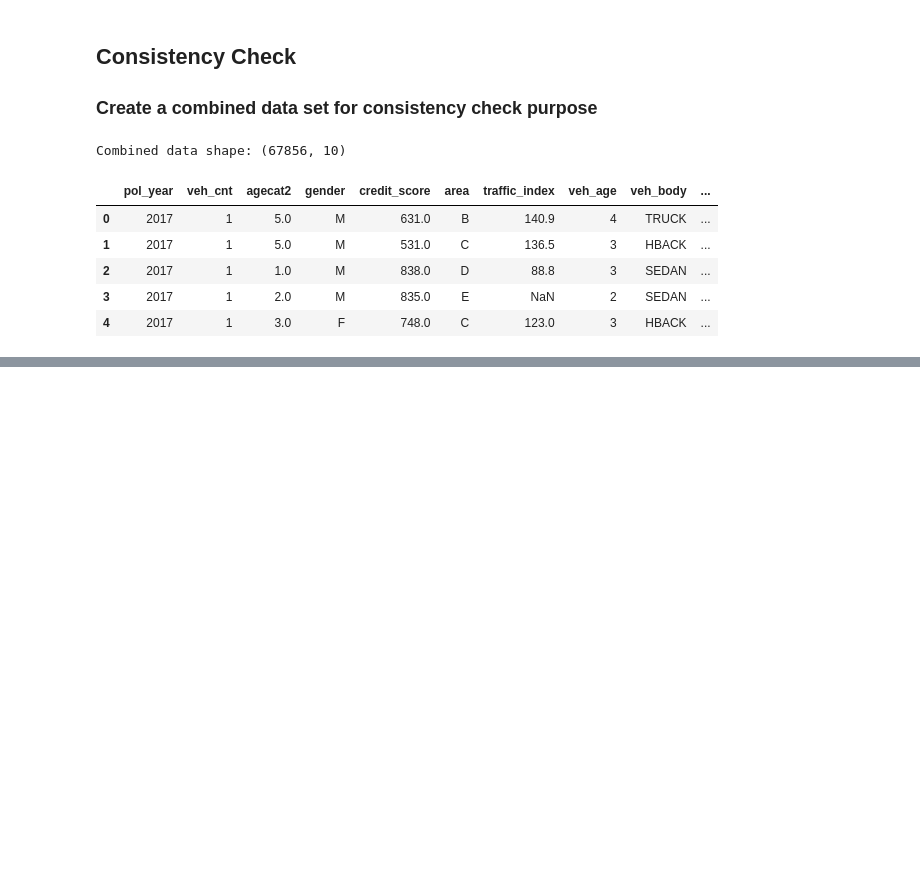
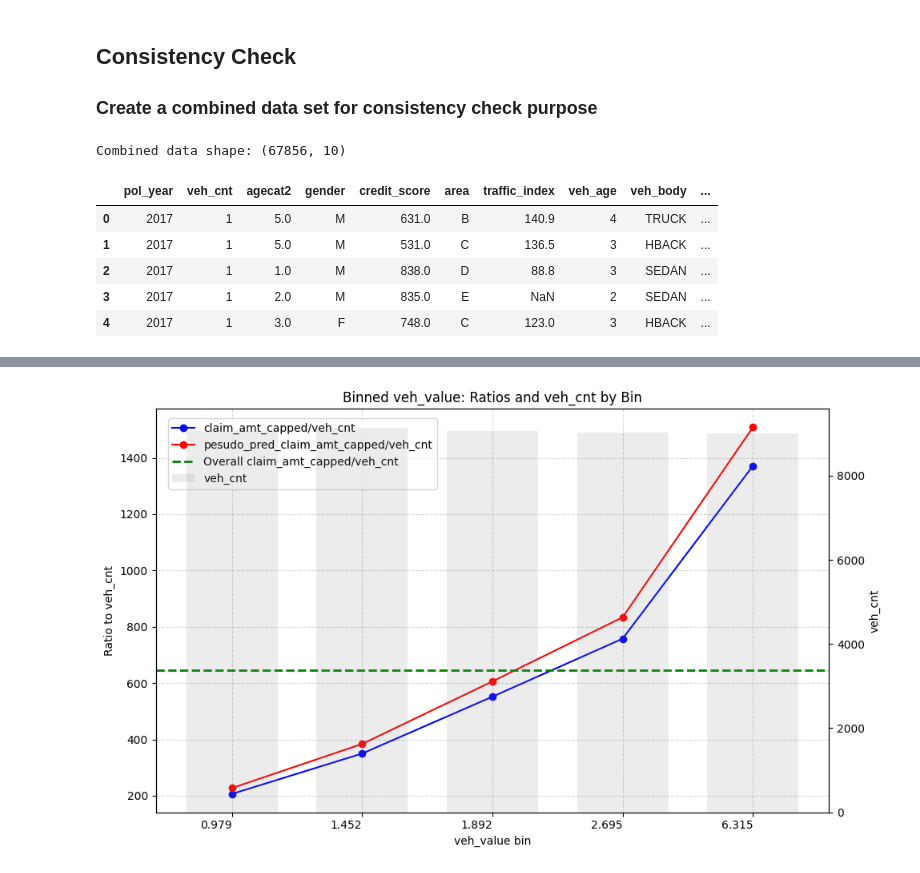
Before and after one commit to mengjin67/data_science_bootcamp_lecture_1, a Jupyter notebook: analysis_pipeline/data_exploration.ipynb, the cells around one changed output, grey strips where cells are left out. Saved outputs shown, nothing was run; the diff lists cells and outputs as text; code cells hidden in the pictures; blank space fills up the shorter version.

Commit message:
Start adding predictiveness via predict vs actual plot to the project

```diff
--- a/analysis_pipeline/data_exploration.ipynb
+++ b/analysis_pipeline/data_exploration.ipynb
@@ -208,0 +211,9 @@ Combined capped loss ratio: 0.890
+# %%
+# Add a 'fold' column with random assignment of 1,2,3,4 to each row, using a fixed random seed
+np.random.seed(42)  # Fix the random seed for reproducibility
+model_data['fold'] = np.random.choice([1, 2, 3, 4], size=len(model_data))
+rich.print(model_data['fold'].value_counts())
+
+# Create a 'sample' column based on the 'fold' column
+model_data['sample'] = np.where(model_data['fold'].isin([1,2,3]), '1|bld', '2|val')
+rich.print(model_data['sample'].value_counts())
@@ -245,0 +294,23 @@ ccl.plot_all()
+# %%
+# Example: multiply by 1.1 and add normal noise with mean 0 and std 100
+model_data['pesudo_pred_claim_amt_capped'] = (
+    model_data['claim_amt_capped'] * 1.1 +
+    np.random.normal(loc=0, scale=100, size=len(model_data))
+)
+# %%
+data = model_data.loc[model_data['sample'] == '1|bld']
+pred_var = 'veh_value'
+exp_var = 'veh_cnt'
+var_1 = 'claim_amt_capped'
+var_2 = 'pesudo_pred_claim_amt_capped'
+
+from analysis_tool_chest.data_exploration import ConsistencyCheck
+
+pc = ConsistencyCheck(
+    data = data,
+    pred_var =  'veh_value',
+    exp_var = 'veh_cnt'
+)
+
+pc.binning()
+binned_data = pc.binned_data
@@ -245,0 +390,7 @@ ccl.plot_all()
+# %%
+# Example usage:
+# var_1 = 'claim_amt_capped'
+# var_2 = 'pesudo_pred_claim_amt_capped' (optional)
+# exp_var = 'veh_cnt'
+agg_df = aggregate(df=binned_data, var_1=var_1, exp_var=exp_var, var_2=var_2, pred_var=pred_var)
+agg_df
@@ -245,0 +483,6 @@ ccl.plot_all()
+# %%
+# Example usage of plot_agg_df
+# Assume you have already created agg_df using the aggregate() function, and defined pred_var, exp_var, var_1, var_2
+plot_agg_df(agg_df, pred_var=pred_var, exp_var=exp_var, var_1=var_1, var_2=var_2)
+# %% [output]
+[figure, added]
```
Also changed, not shown: parts of 8 cells of this notebook, 1 other file.
